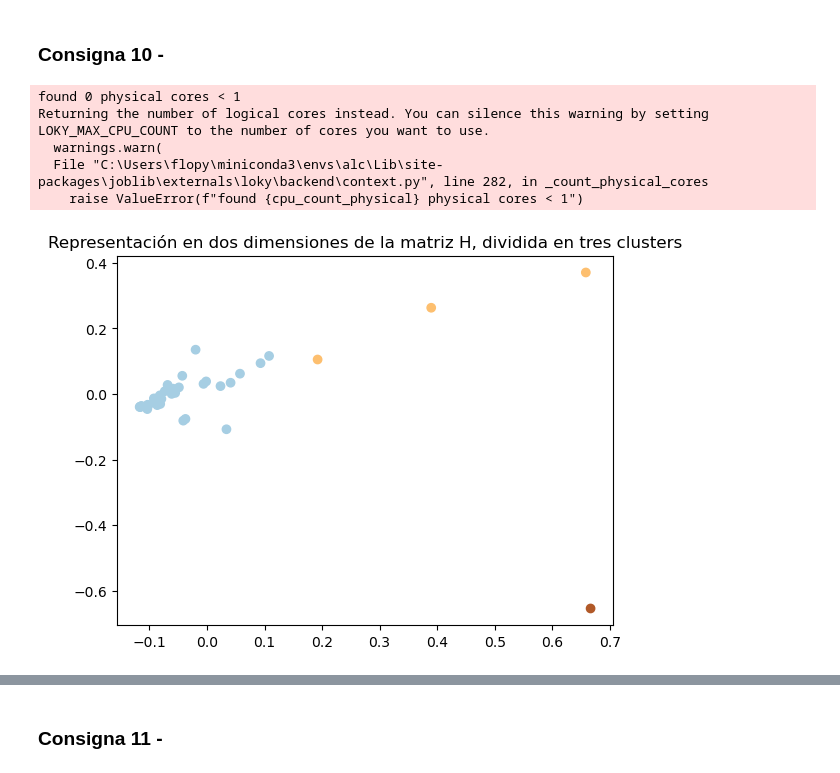
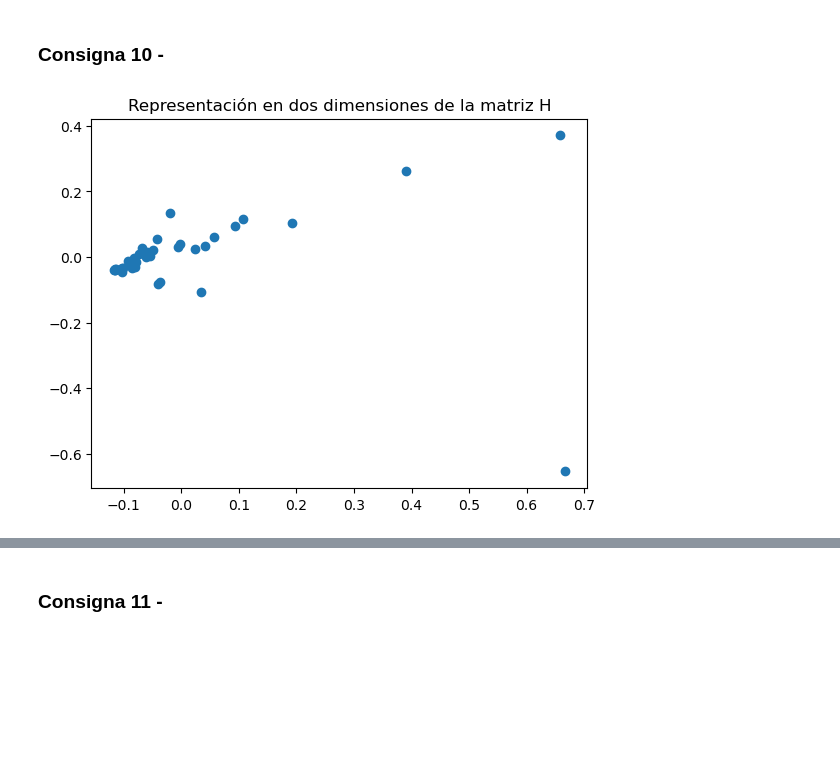
Before and after one commit to MatildaBartoli/TP2-ALC-2024, a Jupyter notebook: grupo_20_TP2.ipynb, the cells around one changed output, grey strips where cells are left out. Drawn from its saved outputs; the diff is of its cells as text; code cells hidden in the pictures; blank space fills up the shorter version.

```diff
--- a/grupo_20_TP2.ipynb
+++ b/grupo_20_TP2.ipynb
@@ -422,43 +422,33 @@ H = Arr @ inv(np.identity(40)-Arr)
 #centramos
 H_n = E40 @ H
 
 #hacemos la matriz de covarianza
 C = H_n.T @ H_n / 39
 
 #hallamos el primer par autovector-autovalor (el de mayor autovalor)
 autovector1 = metodoPotenciaHotelling(C)
 autovalor1 = autovector1.T @ C @ autovector1 / (np.linalg.norm(autovector1)**2)
 
 #creamos una nueva matriz sin proyección en el autovector hallado, para evitar que
 #aparezca en el método de la potencia
 C_ = C - autovalor1 * np.outer(autovector1, autovector1)
 
 #hallamos el segundo par autovector-autovalor
 autovector2 = metodoPotenciaHotelling(C_)
 autovalor2 = autovector2.T @ C_ @ autovector2 / (np.linalg.norm(autovector2)**2)
 
-
 #tomamos los dos vectores más representativos
 V = np.zeros((40, 2))
 V[:, 0] = autovector1
 V[:, 1] = autovector2
 
 #reducimos la matriz original según estos vectores
 reduccionH = H_n @ V
 
-#hallamos los clusters
-kmeans = KMeans(n_clusters=3)
-clusters = kmeans.fit_predict(reduccionH)
-
 #graficamos
 fig, ax = plt.subplots()
-ax.scatter(x = reduccionH[:, 0], y = reduccionH[:, 1], c=clusters, cmap="Paired")
-ax.set_title("Representación en dos dimensiones de la matriz H, dividida en tres clusters")
+ax.scatter(x = reduccionH[:, 0], y = reduccionH[:, 1], cmap="Paired")
+ax.set_title("Representación en dos dimensiones de la matriz H")
 plt.show()
 # %% [output]
-found 0 physical cores < 1
-Returning the number of logical cores instead. You can silence this warning by setting LOKY_MAX_CPU_COUNT to the number of cores you want to use.
-  warnings.warn(
-  File "C:\Users\flopy\miniconda3\envs\alc\Lib\site-packages\joblib\externals\loky\backend\context.py", line 282, in _count_physical_cores
-    raise ValueError(f"found {cpu_count_physical} physical cores < 1")
-[figure, old version]
+[figure, new version]
```
Also changed, not shown: parts of 2 cells of this notebook, 1 other file.
